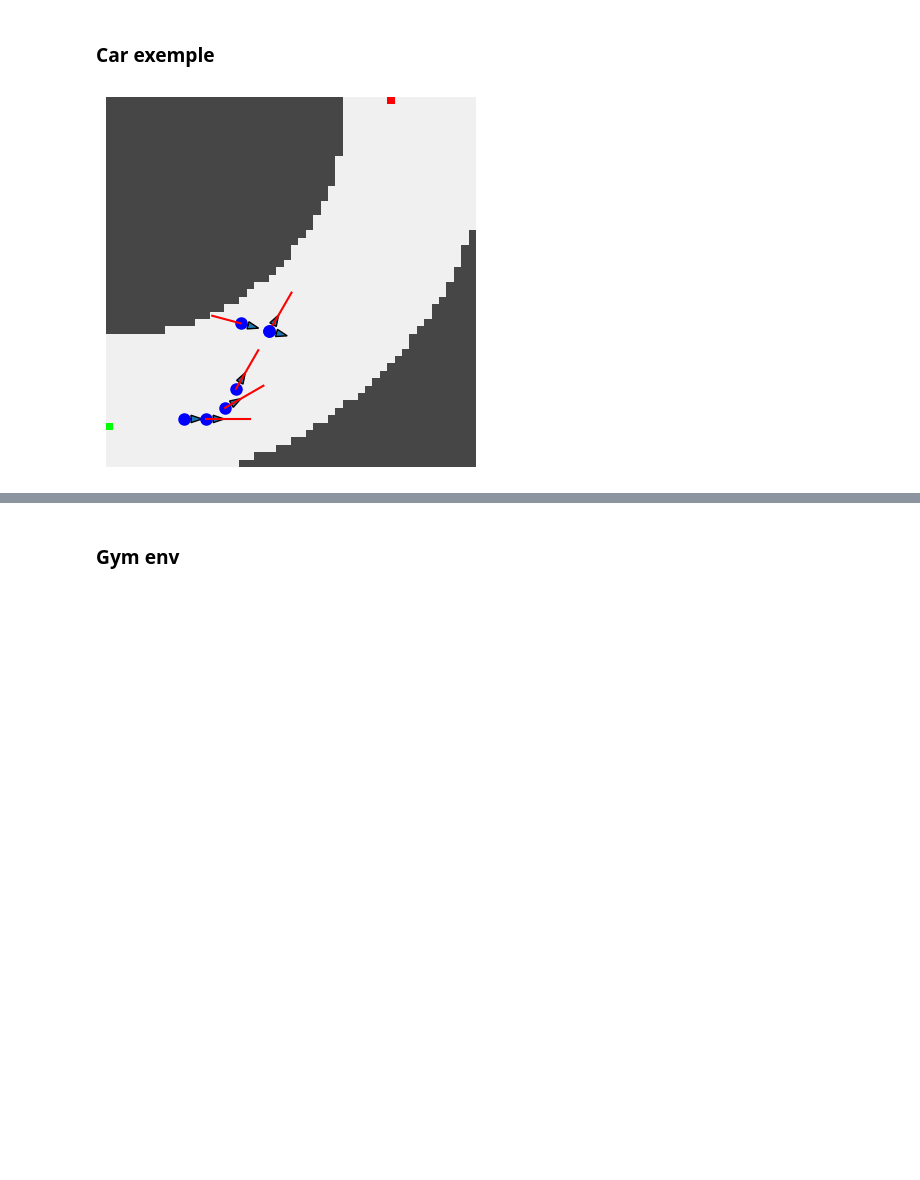
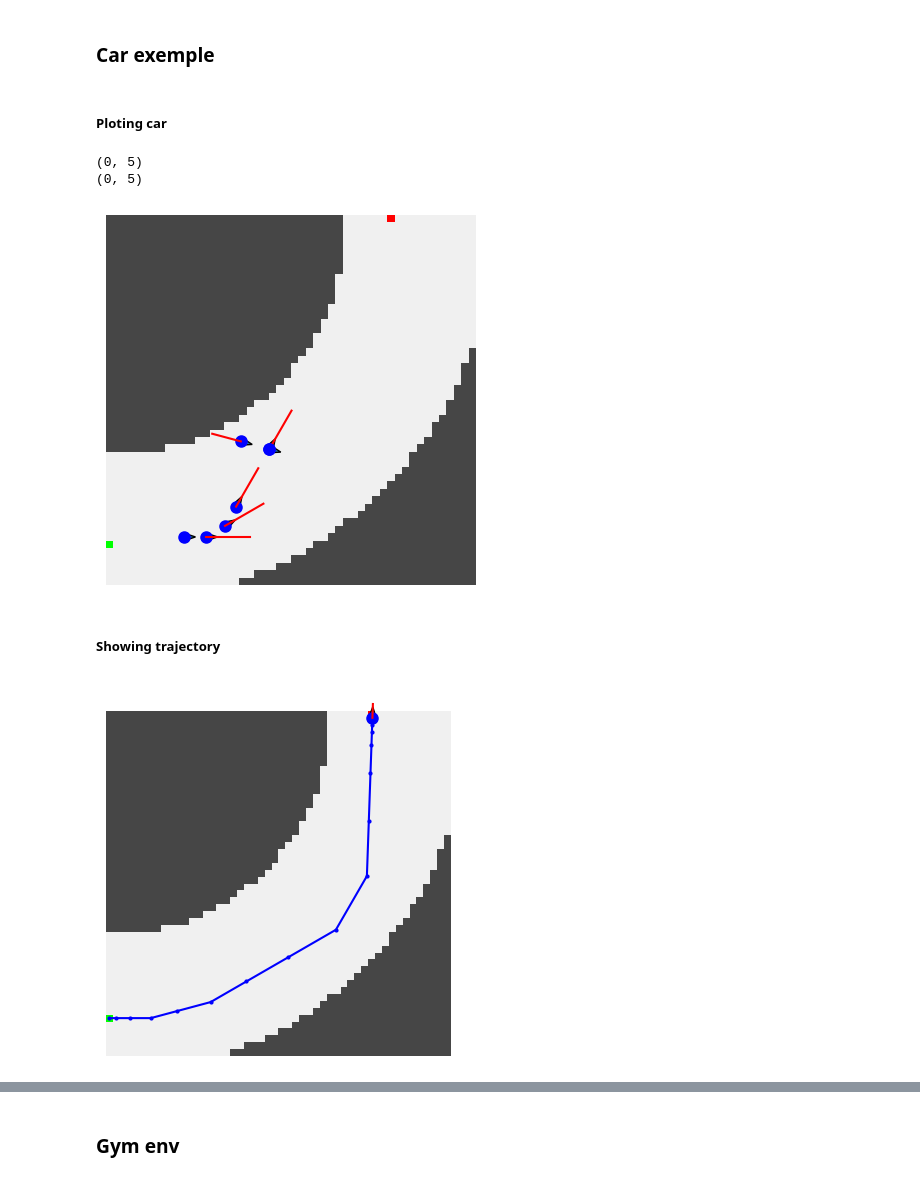
Before and after one commit to GeckSpy/EP-trajectory-optimisation, a Jupyter notebook: Environment/env_02.ipynb, the cells around one changed output, grey strips where cells are left out. Drawn from its saved outputs; the diff is of its cells as text; code cells hidden in the pictures; blank space fills up the shorter version.

```diff
--- a/Environment/env_02.ipynb
+++ b/Environment/env_02.ipynb
@@ -170,9 +178,10 @@ To calculate the $x$-speed and $y$-speed we use the next formulas:
 """Class"""
 class Car():
     def __init__(self, coor:Coor):
-        self.coor: Coor = coor
+        self.coor: Coor = Coor((coor.x, coor.y))
         self.speed: float = 0
         self.alpha: float = 0 # The angle of the car according to unitary cicrle
+        self.trajectory = [Coor((coor.x, coor.y))]
 
     def __str__(self):
         return "C[" + str(self.coor) + " " + str(self.speed) + " " + str(self.alpha) + "]"
@@ -203,24 +212,35 @@ class Car():
         dx,dy = self.get_speed_coor().get()
         self.coor.x += dx
         self.coor.y += dy
+        self.trajectory.append(Coor((self.coor.x, self.coor.y)))
 
-    def plot(self, markersize=8, vector_constant=2):
+    def plot(self, markersize=8, vector_constant=2, show_trajectory=False, head_width=1):
         """Plot the car and is speed vectors"""
         # Plot car
         x,y = self.coor.get()
         plt.plot(x, y, "o", color='blue', markersize=markersize)
         plt.axis("off")
 
+        # Plot
+        if show_trajectory:
+            liste_x = [coor.x for coor in self.trajectory]
+            liste_y = [coor.y for coor in self.trajectory]
+            plt.plot(liste_x, liste_y, "-o", color="blue", markersize=2)
+
+
         # Plot car's directoin
         cst: float = np.pi / 180
         dx: float = np.cos(self.alpha * cst)
         dy: float = np.sin(self.alpha * cst)
-        plt.arrow(x, y, dx*markersize/8, dy*markersize/8, head_width=1)
+        plt.arrow(x, y, dx/10, dy/10, head_width=head_width)
         plt.plot([x, x+ dx*self.speed*vector_constant], [y, y+ dy*self.speed*vector_constant], "-", color="red")
 # %% [markdown]
 ### Car exemple
+# %% [markdown]
+##### Ploting car
 # %%
 track_1.plot(hide=True)
+print(track_1.start)
 
 car = Car(Coor((10,6)))
 car.plot()
@@ -256,6 +276,56 @@ car.move()
 car.move()
 car.plot()
 
+print(track_1.start)
 plt.show()
 # %% [output]
+(0, 5)
+(0, 5)
-[figure, old version]
+[figure, new version]
+# %% [markdown]
+##### Showing trajectory
+# %%
+track_1.plot(hide=True)
+car = Car(track_1.start)
+
+car.accelerate()
+car.move()
+car.accelerate()
+car.move()
+car.accelerate()
+car.move()
+car.accelerate()
+car.turn(15)
+car.move()
+car.accelerate()
+car.move()
+car.accelerate()
+car.turn(15)
+car.move()
+car.accelerate()
+car.move()
+car.accelerate()
+car.move()
+car.accelerate()
+car.turn(30)
+car.move()
+car.brake()
+car.turn(28)
+car.move()
+car.brake()
+car.move()
+car.brake()
+car.brake()
+car.brake()
+car.move()
+car.brake()
+car.brake()
+car.move()
+car.brake()
+car.move()
+car.move()
+
+car.plot(show_trajectory=True)
+plt.show()
+# %% [output]
+[figure, added]
```
Also changed, not shown: parts of 5 cells of this notebook.
